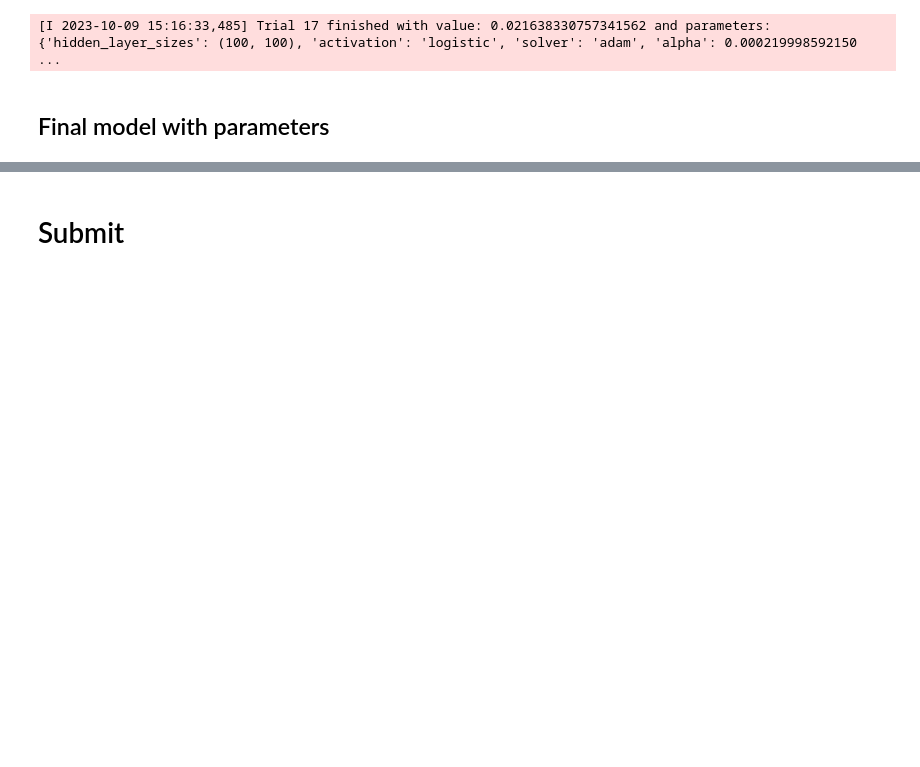
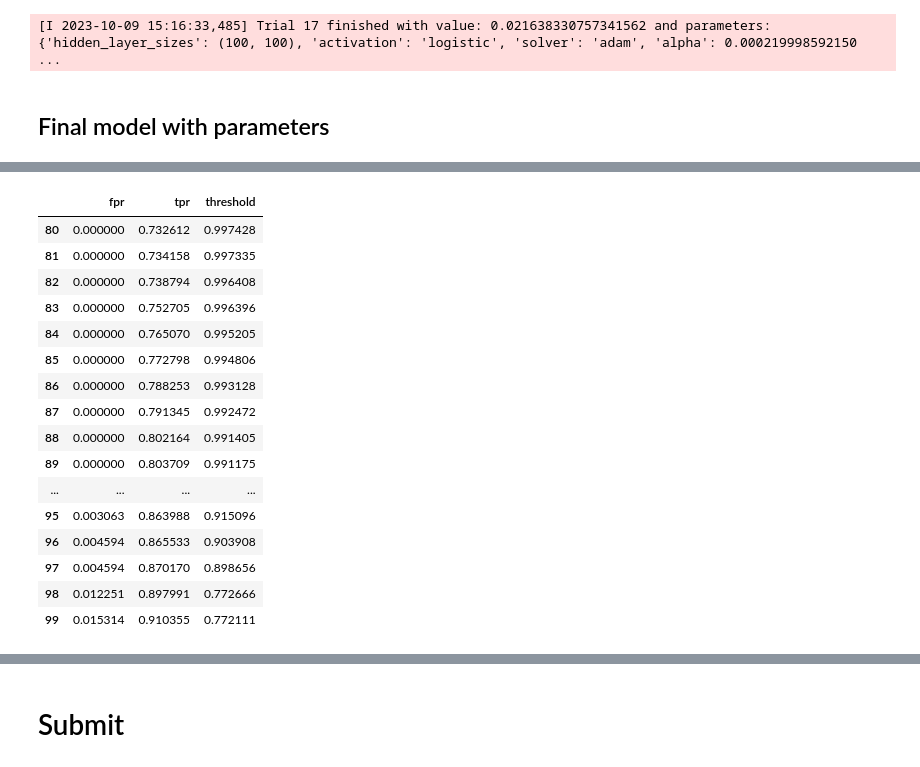
Before and after one commit to MerleSt/MushroomClassification, a Jupyter notebook: Notebooks/mushroom_model.ipynb, the cells around one changed output, grey strips where cells are left out. Cells and saved outputs as stored; diff of their text form; code cells hidden in the pictures; blank space fills up the shorter version.

```diff
--- a/Notebooks/mushroom_model.ipynb
+++ b/Notebooks/mushroom_model.ipynb
@@ -440,0 +457,3 @@ plt.show()
+# %%
+win_threshold = pd.DataFrame({'fpr':rf_fpr,'tpr':rf_tpr,'threshold':rf_threshold})
+win_threshold
@@ -440,0 +474,20 @@ plt.show()
+# %%
+win_threshold[80:100]
+# %% [output]
+|  | fpr | tpr | threshold |
+| 80 | 0.000000 | 0.732612 | 0.997428 |
+| 81 | 0.000000 | 0.734158 | 0.997335 |
+| 82 | 0.000000 | 0.738794 | 0.996408 |
+| 83 | 0.000000 | 0.752705 | 0.996396 |
+| 84 | 0.000000 | 0.765070 | 0.995205 |
+| 85 | 0.000000 | 0.772798 | 0.994806 |
+| 86 | 0.000000 | 0.788253 | 0.993128 |
+| 87 | 0.000000 | 0.791345 | 0.992472 |
+| 88 | 0.000000 | 0.802164 | 0.991405 |
+| 89 | 0.000000 | 0.803709 | 0.991175 |
+| ... | ... | ... | ... |
+| 95 | 0.003063 | 0.863988 | 0.915096 |
+| 96 | 0.004594 | 0.865533 | 0.903908 |
+| 97 | 0.004594 | 0.870170 | 0.898656 |
+| 98 | 0.012251 | 0.897991 | 0.772666 |
+| 99 | 0.015314 | 0.910355 | 0.772111 |
```
Also changed, not shown: parts of 10 cells of this notebook, 11 other files.
